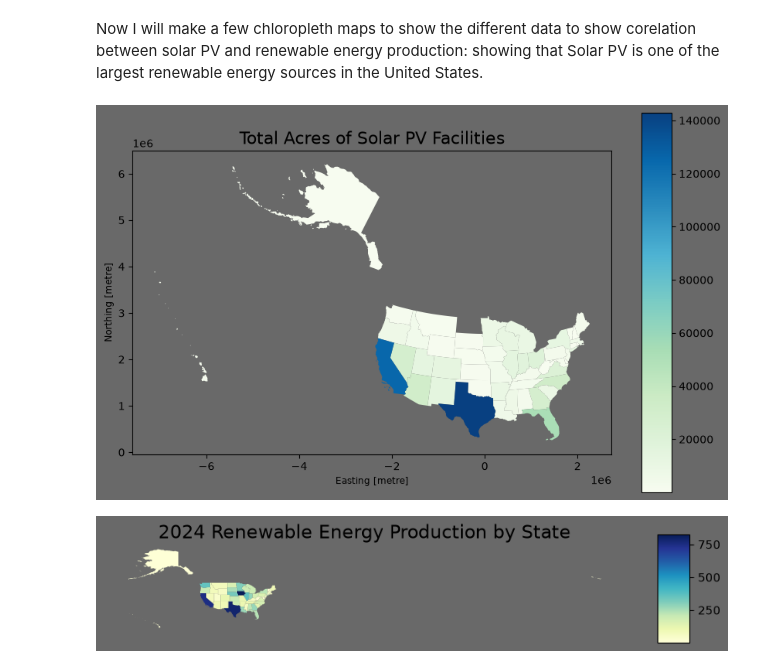
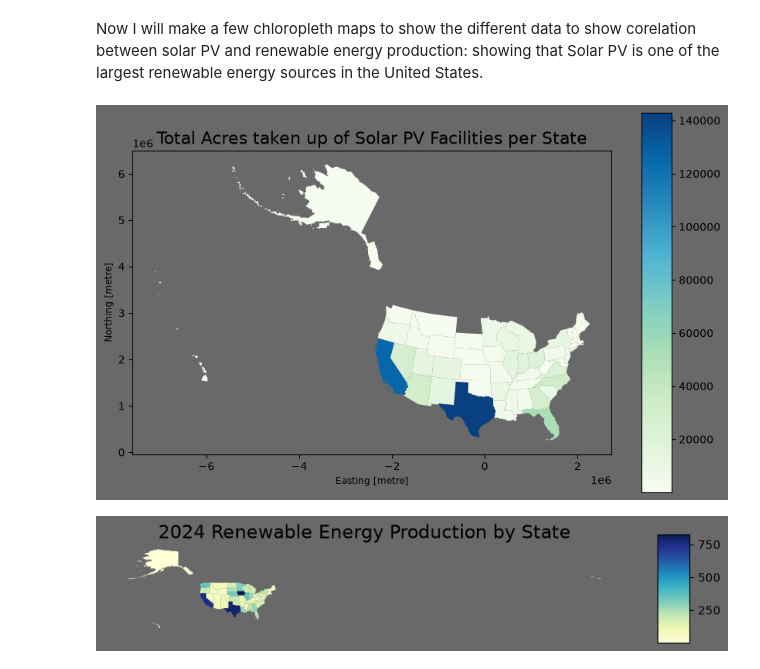
Before and after one commit to oliviapozytko/geog592-opozytko, a Jupyter notebook: homework/week07/homework07.ipynb, the cells around one changed output. Drawn from its saved outputs; the diff is of its cells as text; code cells hidden in the pictures.

```diff
--- a/homework/week07/homework07.ipynb
+++ b/homework/week07/homework07.ipynb
@@ -286,20 +293,20 @@ Now I will make a few chloropleth maps to show the different data to show corela
 # %%
 states_area = states_5070.merge( state_solar_area,on="NAME", how="left")
 ax = states_area.plot(
     column="area_acres",
     cmap="GnBu",
     legend=True,
     figsize=(10, 10)
 )
 
 ax.set_title(
-    "Total Acres of Solar PV Facilities",
+    "Total Acres taken up of Solar PV Facilities per State",
     fontsize=16
 )
 ax.set_facecolor("dimgray")
 ax.figure.set_facecolor("dimgray")
 # %% [output]
-[figure, old version]
+[figure, new version]
 # %%
 ax = states_renewable.plot(
     column="Renewable_Energy_Trillion_Btu",
```
Also changed, not shown: parts of 13 cells of this notebook, 1 other file.
